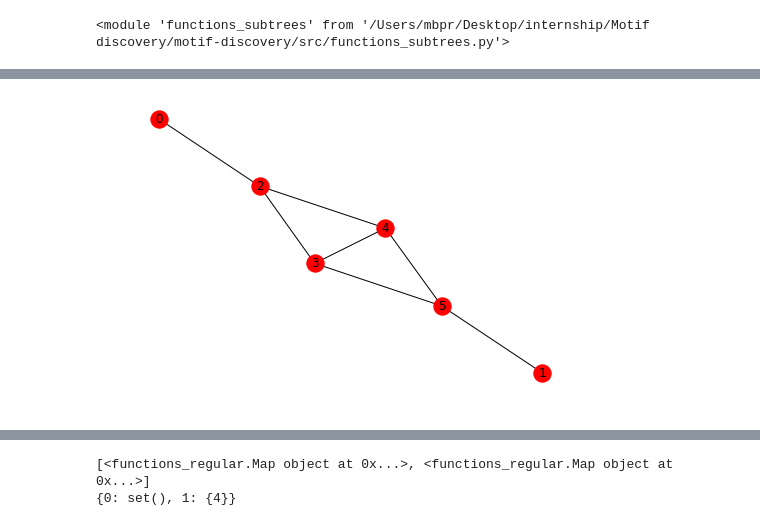
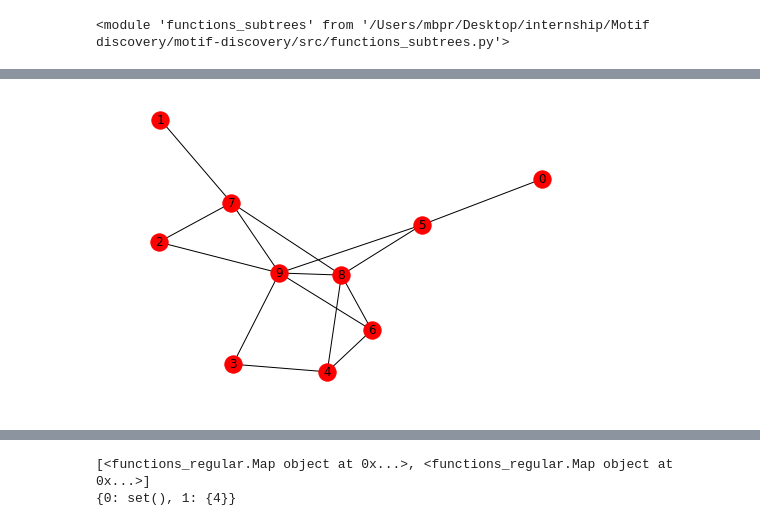
Before and after one commit to ta-rekt/motif-discovery, a Jupyter notebook: src/testing.ipynb, the cells around one changed output, grey strips where cells are left out. Cells and saved outputs as stored; diff of their text form; code cells hidden in the pictures.

```diff
--- a/src/testing.ipynb
+++ b/src/testing.ipynb
@@ -161,9 +268,9 @@ nx.draw(H, with_labels=True)
 # %%
-G = parseStringToGraph('[[0,2], [2,4], [4,3], [4,5], [3,2], [3,5], [5,1]]')
+G = parseStringToGraph('[[1,2], [1,4], [1,6], [1,7], [2,6], [3,4], [3,8], [3,9], [4,5], [4,6], [4,8], [5,6], [5,0], [6,8], [6,9]]')
 G = fns.relabelByDegree(G)
 nx.draw(G, with_labels=True)
 # %% [output]
-[figure, old version]
+[figure, new version]
 # %%
 # H = parseStringToGraph('[[1,2], [2,3], [3,4], [3,5], [4,2], [4,5], [5,0]]')
 # G = parseStringToGraph('[[1,2], [2,3], [3,4], [3,5], [4,2], [4,5], [5,0]]')
```
Also changed, not shown: parts of 11 cells of this notebook, 1 other file.
